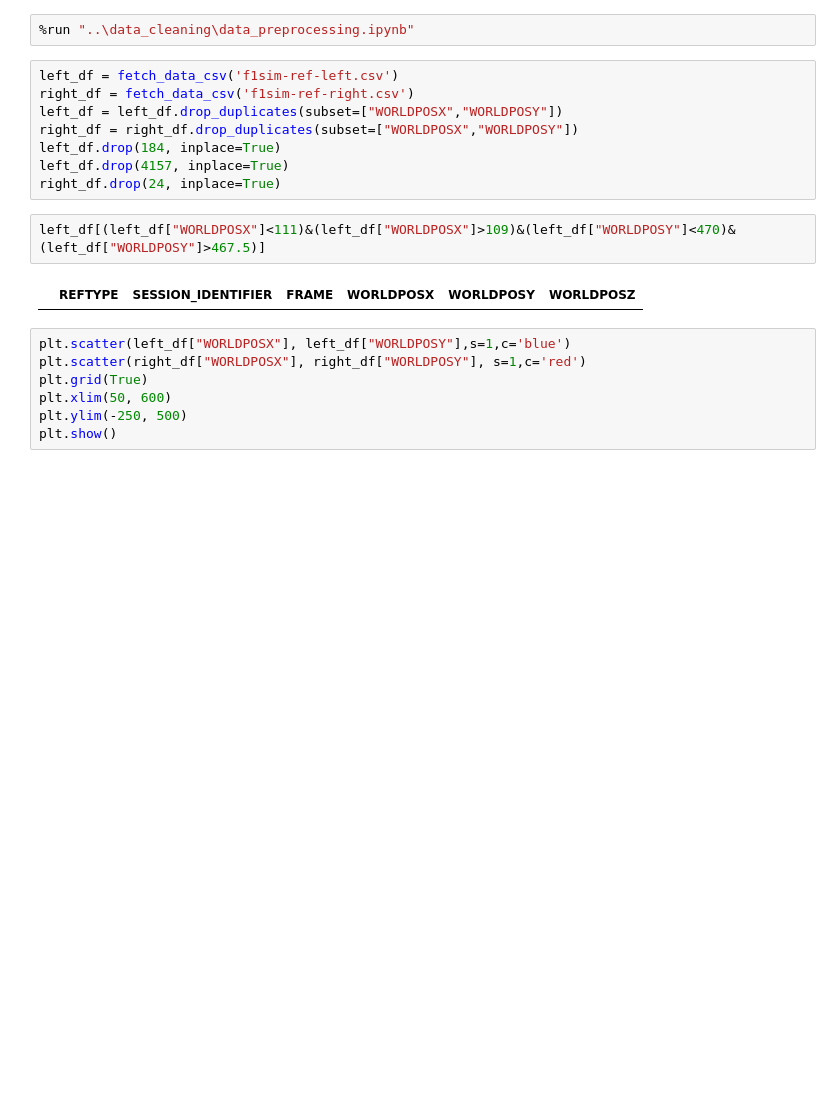
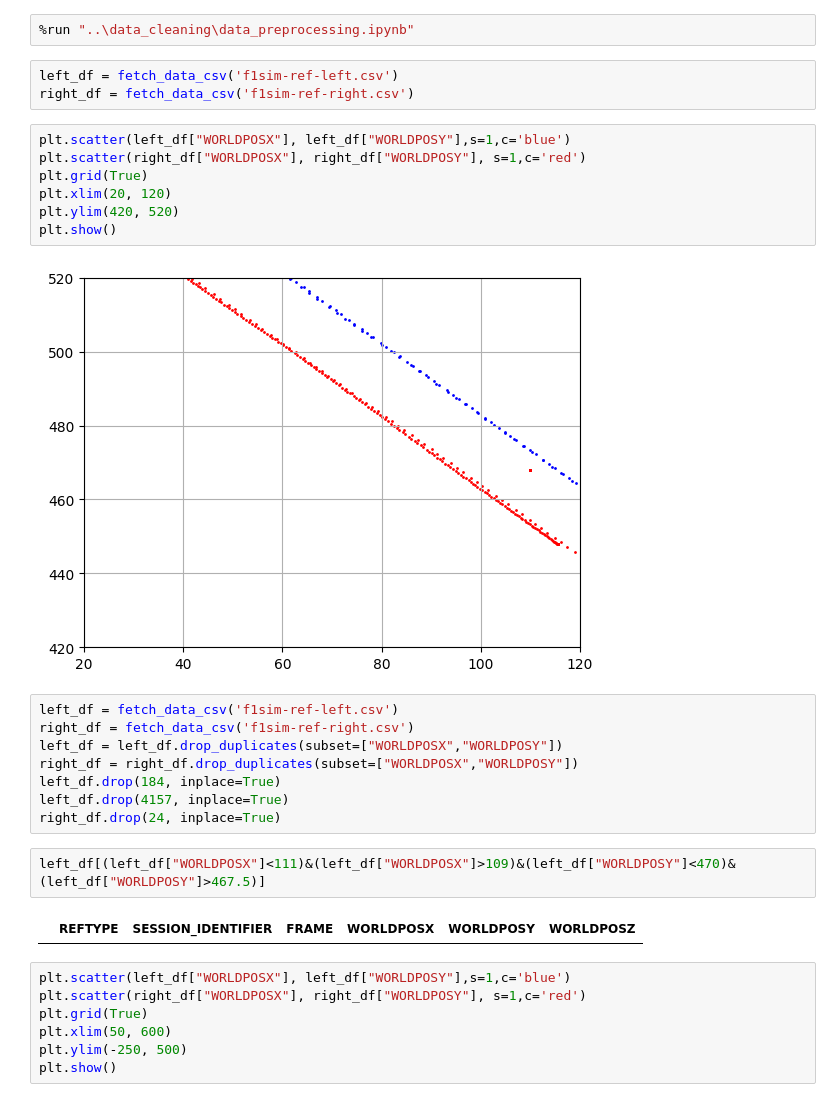
Before and after one commit to Bgon01/Data3001-capstone, a Jupyter notebook: data_cleaning/clean_left_right.ipynb, the cells around one changed output. Drawn from its saved outputs; the diff is of its cells as text; blank space fills up the shorter version.

```diff
--- a/data_cleaning/clean_left_right.ipynb
+++ b/data_cleaning/clean_left_right.ipynb
@@ -1,5 +1,17 @@
 # %%
 %run "..\data_cleaning\data_preprocessing.ipynb"
+# %%
+left_df = fetch_data_csv('f1sim-ref-left.csv')
+right_df = fetch_data_csv('f1sim-ref-right.csv')
+# %%
+plt.scatter(left_df["WORLDPOSX"], left_df["WORLDPOSY"],s=1,c='blue')
+plt.scatter(right_df["WORLDPOSX"], right_df["WORLDPOSY"], s=1,c='red')
+plt.grid(True)
+plt.xlim(20, 120)
+plt.ylim(420, 520)
+plt.show()
+# %% [output]
+[figure, added]
 # %%
 left_df = fetch_data_csv('f1sim-ref-left.csv')
 right_df = fetch_data_csv('f1sim-ref-right.csv')
```
Also changed, not shown: 3 other files.
